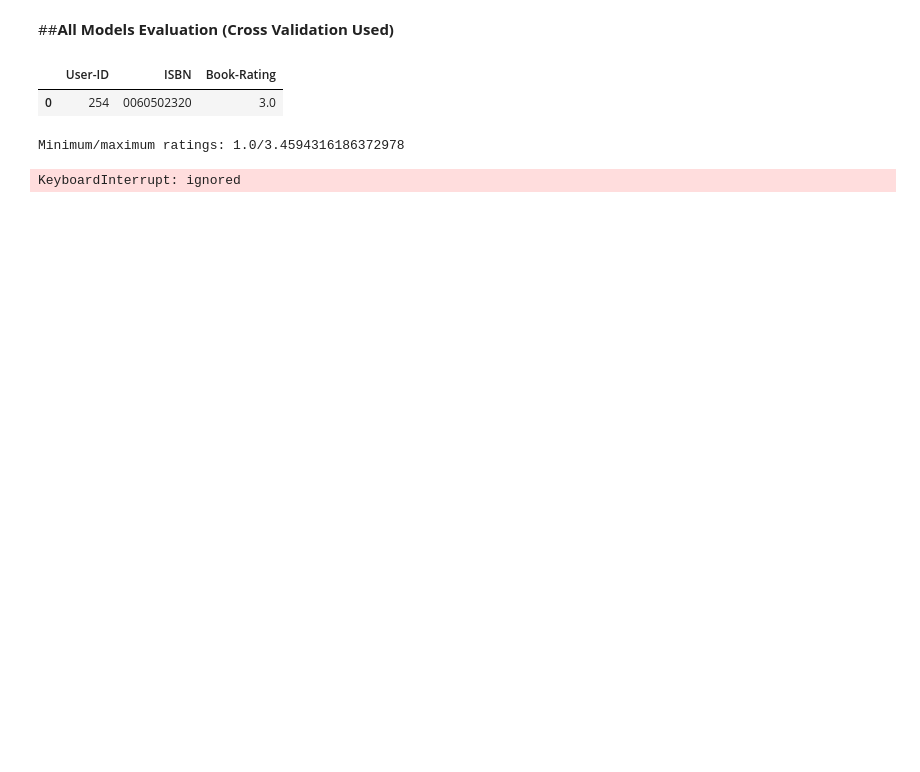
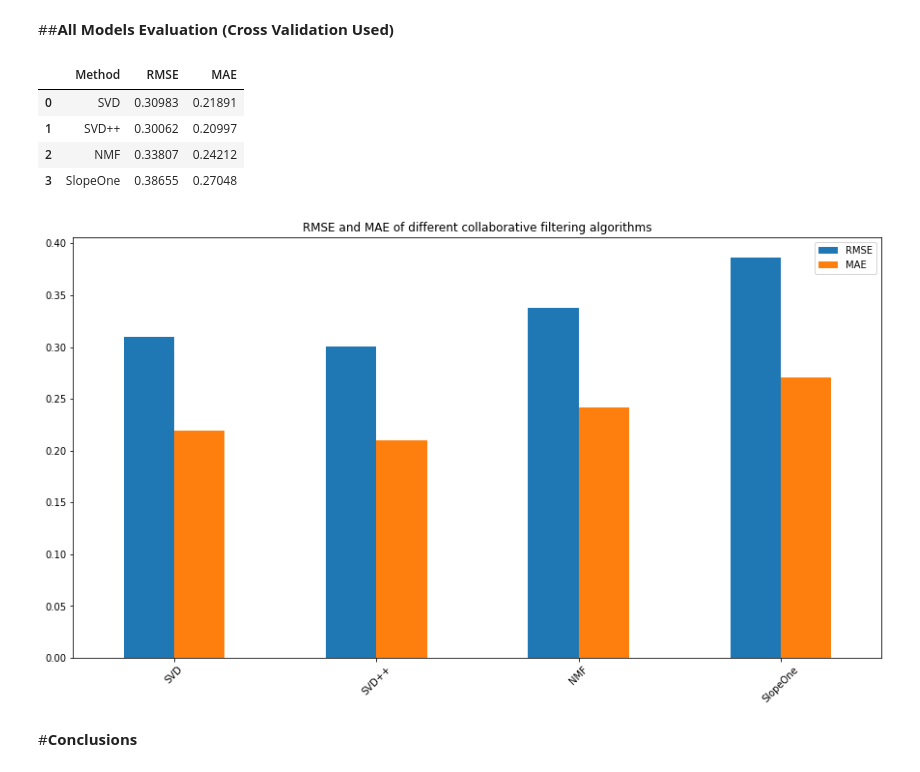
Before and after one commit to saurabhshinkar/BRS, a Jupyter notebook: Book_Recommendation_System_Saurabh_Shinkar.ipynb, the cells around one changed output. Saved outputs shown, nothing was run; the diff lists cells and outputs as text; code cells hidden in the pictures; blank space fills up the shorter version.

```diff
--- a/Book_Recommendation_System_Saurabh_Shinkar.ipynb
+++ b/Book_Recommendation_System_Saurabh_Shinkar.ipynb
@@ -1178,7 +1184,2 @@ predictions
 # %% [markdown]
 ##**All Models Evaluation   (Cross Validation Used)**
-# %%
-interactions_full_df0.head(1)
-# %% [output]
-|  | User-ID | ISBN | Book-Rating |
-| 0 | 254 | 0060502320 | 3.0 |
@@ -1188,48 +1186,43 @@ user_item_matrix_sparse = csr_matrix(df_user_item_matrix.values)
-# %%
-minimum_rating = min(interactions_full_df0['Book-Rating'].values)
-
-maximum_rating = max(interactions_full_df0['Book-Rating'].values)
-
-print("Minimum/maximum ratings: {}/{} ".format(minimum_rating,maximum_rating))
-# %% [output]
-Minimum/maximum ratings: 1.0/3.4594316186372978
-# %%
-reader = Reader(rating_scale=(minimum_rating,maximum_rating))
-
-data = Dataset.load_from_df(interactions_full_df0[['User-ID', 'ISBN', 'Book-Rating']], reader)
 # %%
 svd = cross_validate(SVD(), data, cv=5, n_jobs=-1, verbose=False)
 
-#svdpp = cross_validate(SVDpp(), data, cv=5, n_jobs=-1, verbose=False)
+svdpp = cross_validate(SVDpp(), data, cv=5, n_jobs=-1, verbose=False)
 
 nmf = cross_validate(NMF(), data, cv=5, n_jobs=-1, verbose=False)
 
 slope = cross_validate(SlopeOne(), data, cv=5, n_jobs=-1, verbose=False)
 
 
 df_results = pd.DataFrame(columns=['Method', 'RMSE', 'MAE'])
 
 df_results.loc[len(df_results)]=['SVD', round(svd['test_rmse'].mean(),5),round(svd['test_mae'].mean(),5)]
 
-#df_results.loc[len(df_results)]=['SVD++', round(svdpp['test_rmse'].mean(),5),round(svdpp['test_mae'].mean(),5)]
+df_results.loc[len(df_results)]=['SVD++', round(svdpp['test_rmse'].mean(),5),round(svdpp['test_mae'].mean(),5)]
 
 df_results.loc[len(df_results)]=['NMF', round(nmf['test_rmse'].mean(),5),round(nmf['test_mae'].mean(),5)]
 
 df_results.loc[len(df_results)]=['SlopeOne', round(slope['test_rmse'].mean(),5),round(slope['test_mae'].mean(),5)]
 
 display(df_results)
 
 
 ax = df_results[['RMSE','MAE']].plot(kind='bar', figsize=(15,8))
 
 ax.set_xticklabels(df_results['Method'].values)
 
 ax.set_title('RMSE and MAE of different collaborative filtering algorithms')
 
 plt.xticks(rotation=45)
 
 matplotlib.rcParams.update({'font.size': 14})
 
 plt.show();
 # %% [output]
-KeyboardInterrupt: ignored
+|  | Method | RMSE | MAE |
+| 0 | SVD | 0.30983 | 0.21891 |
+| 1 | SVD++ | 0.30062 | 0.20997 |
+| 2 | NMF | 0.33807 | 0.24212 |
+| 3 | SlopeOne | 0.38655 | 0.27048 |
+[figure, added]
+# %% [markdown]
+#**Conclusions**
```
Also changed, not shown: parts of 37 cells of this notebook.
